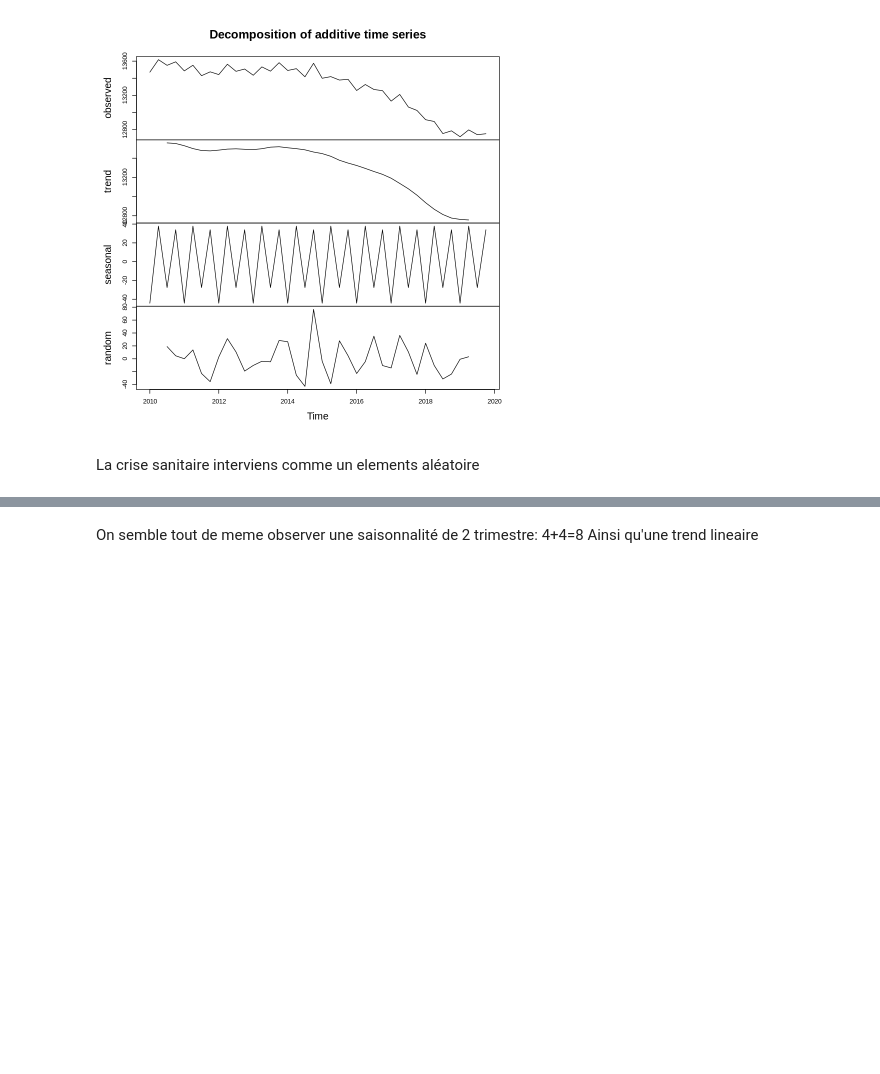
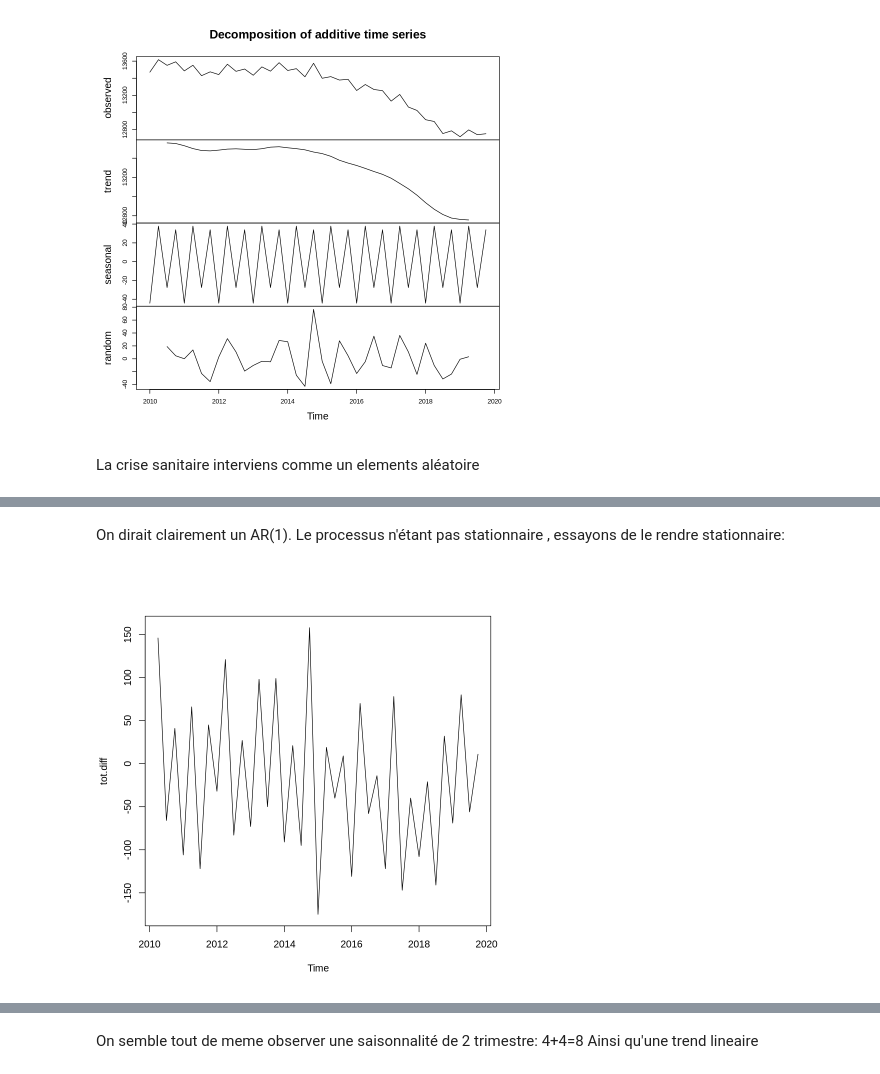
Before and after one commit to Jay-boo/TimeSeries_ACOSS, a Jupyter notebook: main.ipynb, the cells around one changed output, grey strips where cells are left out. Cells and saved outputs as stored; diff of their text form; code cells hidden in the pictures; blank space fills up the shorter version.

```diff
--- a/main.ipynb
+++ b/main.ipynb
@@ -408,0 +441,8 @@ La crise sanitaire interviens comme un elements aléatoire
+# %% [markdown]
+On dirait clairement un AR(1).
+Le processus n'étant pas stationnaire , essayons de le rendre stationnaire:
+# %%
+tot.diff <-diff(tot.ts,lag=1)
+plot.ts(tot.diff)
+# %% [output]
+[figure, added]
```
Also changed, not shown: parts of 23 cells of this notebook.
